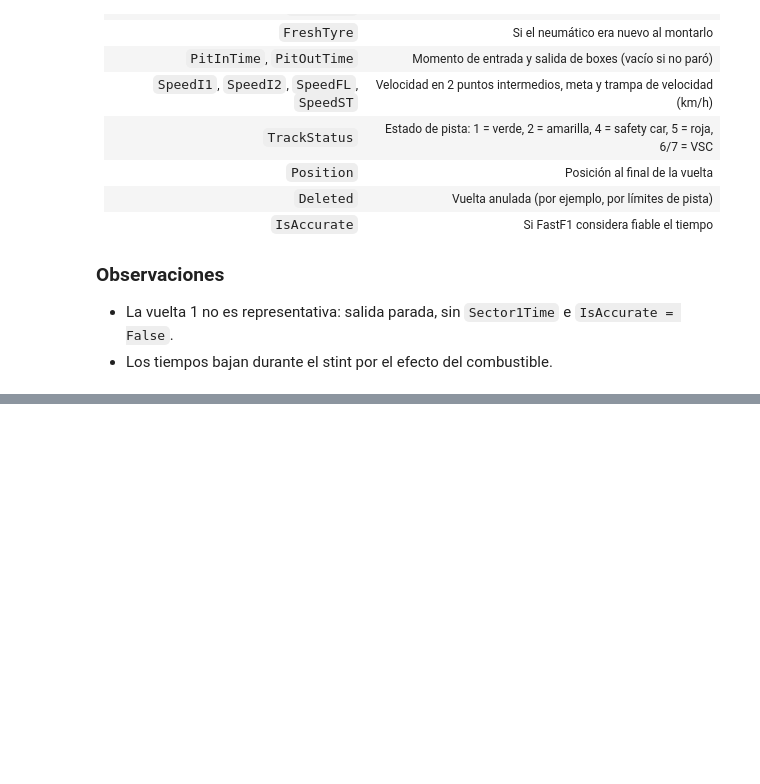
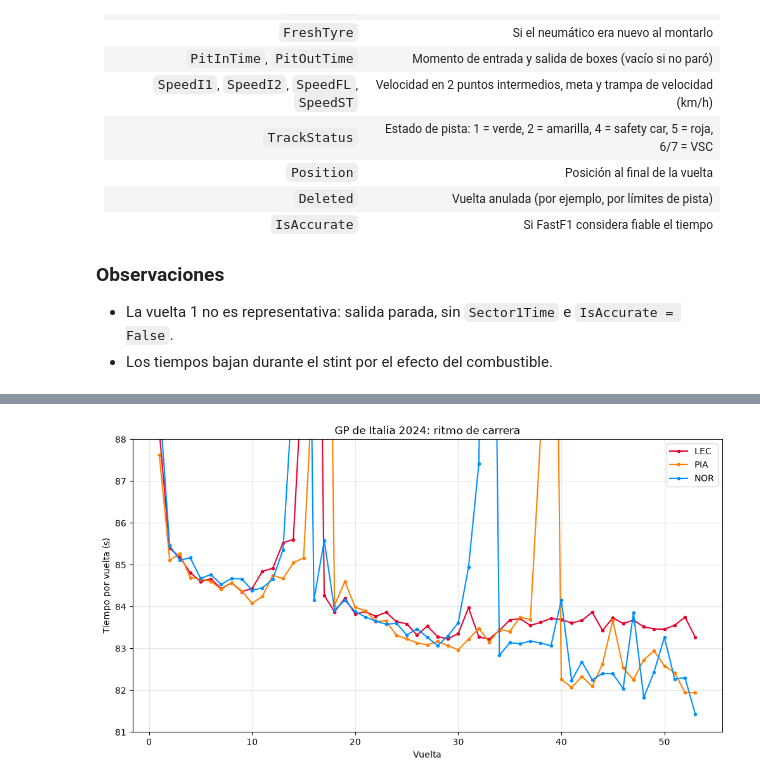
Before and after one commit to wewesito/f1-strategy-analytics, a Jupyter notebook: 01_exploracion.ipynb, the cells around one changed output, grey strips where cells are left out. Cells and saved outputs as stored; diff of their text form; code cells hidden in the pictures; blank space fills up the shorter version.

Commit message:
Día 5: estrategias por piloto y gráfico de ritmo de carrera

```diff
--- a/01_exploracion.ipynb
+++ b/01_exploracion.ipynb
@@ -148,0 +151,8 @@ laps.columns.tolist()
+# %%
+# Trabajamos sobre una copia para no modificar los datos originales
+laps = session.laps.copy()
+
+# .dt.total_seconds() convierte un timedelta en segundos (1:28.179 → 88.179)
+laps['LapTimeSec'] = laps['LapTime'].dt.total_seconds()
+
+laps[['Driver', 'LapNumber', 'LapTime', 'LapTimeSec', 'Compound']].head(10)
@@ -148,0 +216,26 @@ laps.columns.tolist()
+# %%
+import matplotlib.pyplot as plt
+
+# Diccionario: a cada piloto le asignamos un color (código hexadecimal)
+colores = {
+    'LEC': '#E8002D',   # Ferrari: rojo
+    'PIA': '#FF8000',   # McLaren: naranja papaya
+    'NOR': '#0090FF',   # McLaren: azul, para distinguirlo de su compañero
+}
+
+fig, ax = plt.subplots(figsize=(12, 6))
+
+for piloto, color in colores.items():
+    datos = laps[laps['Driver'] == piloto]
+    ax.plot(datos['LapNumber'], datos['LapTimeSec'],
+            color=color, marker='o', markersize=3, label=piloto)
+
+ax.set_xlabel('Vuelta')
+ax.set_ylabel('Tiempo por vuelta (s)')
+ax.set_title('GP de Italia 2024: ritmo de carrera')
+ax.legend()
+ax.grid(alpha=0.3)
+ax.set_ylim(81, 88)   # solo mostramos tiempos entre 81 y 88 segundos
+plt.show()
+# %% [output]
+[figure, added]
```
Also changed, not shown: parts of 4 cells of this notebook.
